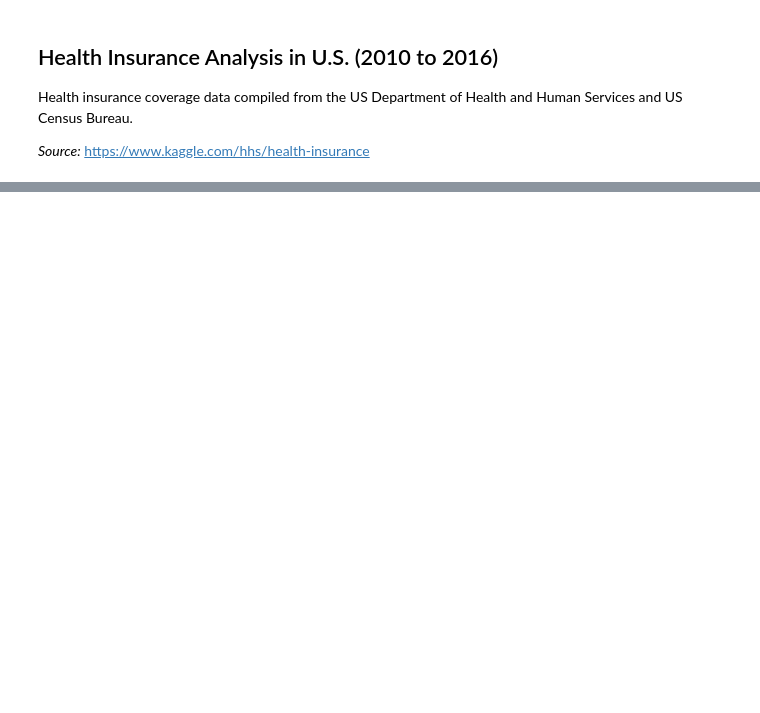
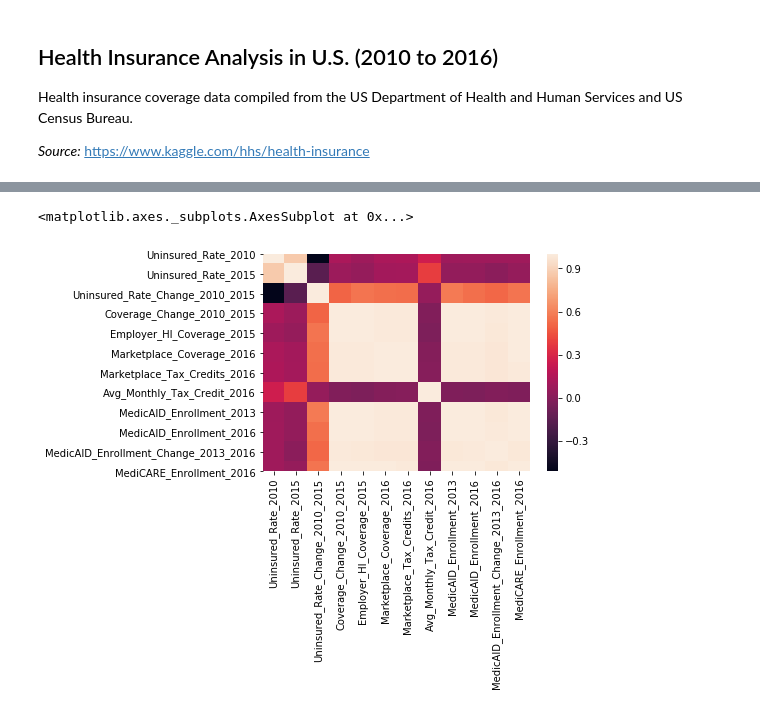
Before and after one commit to slp22/metis_IDS_project, a Jupyter notebook: Health_Insurance_Analysis.ipynb, the cells around one changed output, grey strips where cells are left out. Saved outputs shown, nothing was run; the diff lists cells and outputs as text; code cells hidden in the pictures; blank space fills up the shorter version.

```diff
--- a/Health_Insurance_Analysis.ipynb
+++ b/Health_Insurance_Analysis.ipynb
@@ -83,18 +79,0 @@ health_insurance.corr()
-# %%
-health_insurance.rename(columns={
-    "UninsRate2010": "UIRate2010",
-    "UninsRate2015": "UIRate2015",
-    "RateChange" : "RateChange2010-15",
-    "Health Insurance Coverage Change (2010-2015)":"HICChange2010-15",
-    "EmployerHIC": "EmployerHIC2015",
-    "Marketplace Health Insurance Coverage (2016)":"MarketplaceHIC2016",
-    "Marketplace Tax Credits (2016)":"MarketplaceTaxCredit2016",
-    "Average Monthly Tax Credit (2016)":"AvgMonthlyTaxCredit2016",
-    "State Medicaid Expansion (2016)":"StateMedicaidExpansion2016",
-    "Medicaid Enrollment (2013)":"MedicaidEnrollment2013",
-    "Medicaid Enrollment (2016)":"MedicaidEnrollment2016",
-    "Medicaid Enrollment Change (2013-2016)":"MedicaidEnrollmentChange2013-16",
-    "Medicare Enrollment (2016)":"MedicareEnrollment2016"
-
-}, inplace=True)
-health_insurance.head()
@@ -129,3 +79,0 @@ Correlation between employer health care coverage in 2015 and Medicare enrollmen
-# %%
-health_insurance = np.random.rand(10, 15)
-ax = sns.heatmap(health_insurance, vmin=0, vmax=1)
@@ -133,0 +100,6 @@ ax = sns.heatmap(health_insurance, vmin=0, vmax=1)
+# %%
+# Heatmap of coverage correlations
+sns.heatmap(health_insurance.corr())
+# %% [output]
+<matplotlib.axes._subplots.AxesSubplot at 0x...>
+[figure, added]
```
Also changed, not shown: parts of 18 cells of this notebook, 1 other file.
